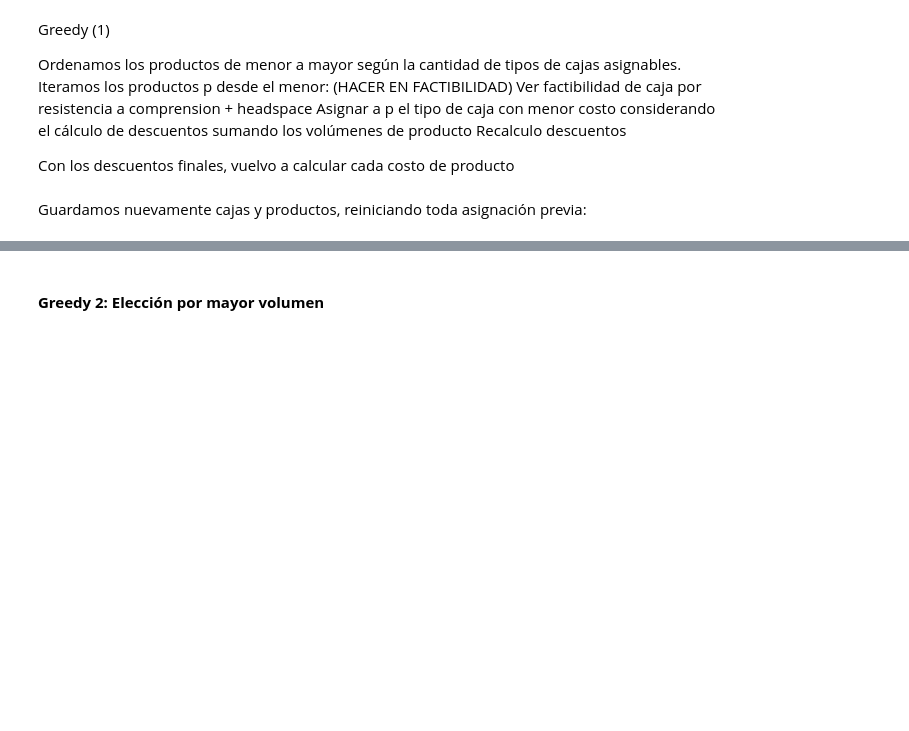
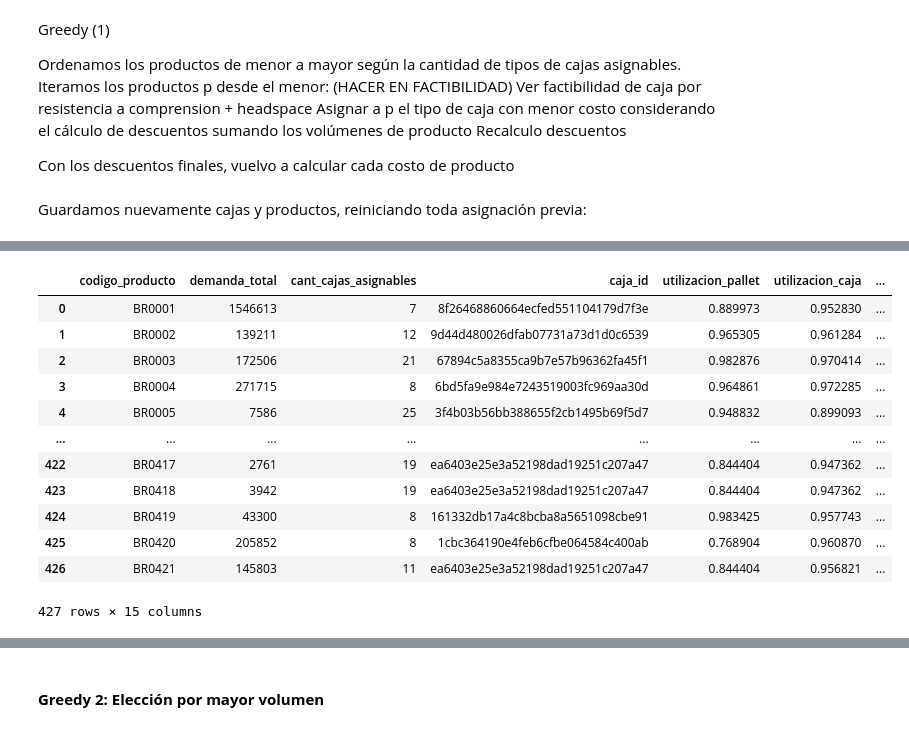
Before and after one commit to demianelnecave/AlixPartners-Competencia-Datos, a Jupyter notebook: 6.1.greedy_5mm.ipynb, the cells around one changed output, grey strips where cells are left out. Saved outputs shown, nothing was run; the diff lists cells and outputs as text; code cells hidden in the pictures; blank space fills up the shorter version.

Commit message:
Greedy mejorado

```diff
--- a/6.greedy.ipynb
+++ b/6.1.greedy_5mm.ipynb
@@ -208,0 +260,10 @@ Utilización de pallet promedio: 0.8162879874537038
+# %%
+cajas, productos = guardar_cajas_y_productos(grosor=5)
+# Ordenamos los productos según la cantidad de cajas asignables de menor a mayor
+productos_ordenados = sorted(productos, key=lambda p: len(p.cajas_asignables))
+
+solucion_greedy3 = solucion_greedy(5, cajas, productos_ordenados, criterio="maximizar_utilizacion_pallet")
+
+#solucion_greedy1.exportar_submmit(nombre_csv="2-greedy1_5mm")
+solucion_greedy3.resumen_por_asignacion()
+solucion_greedy3.resumen_general()
@@ -208,0 +289,16 @@ Utilización de pallet promedio: 0.8162879874537038
+# %%
+solucion_greedy3.resumen_por_asignacion()
+# %% [output]
+|  | codigo_producto | demanda_total | cant_cajas_asignables | caja_id | utilizacion_pallet | utilizacion_caja | ... |
+| 0 | BR0001 | 1546613 | 7 | 8f26468860664ecfed551104179d7f3e | 0.889973 | 0.952830 | ... |
+| 1 | BR0002 | 139211 | 12 | 9d44d480026dfab07731a73d1d0c6539 | 0.965305 | 0.961284 | ... |
+| 2 | BR0003 | 172506 | 21 | 67894c5a8355ca9b7e57b96362fa45f1 | 0.982876 | 0.970414 | ... |
+| 3 | BR0004 | 271715 | 8 | 6bd5fa9e984e7243519003fc969aa30d | 0.964861 | 0.972285 | ... |
+| 4 | BR0005 | 7586 | 25 | 3f4b03b56bb388655f2cb1495b69f5d7 | 0.948832 | 0.899093 | ... |
+| ... | ... | ... | ... | ... | ... | ... | ... |
+| 422 | BR0417 | 2761 | 19 | ea6403e25e3a52198dad19251c207a47 | 0.844404 | 0.947362 | ... |
+| 423 | BR0418 | 3942 | 19 | ea6403e25e3a52198dad19251c207a47 | 0.844404 | 0.947362 | ... |
+| 424 | BR0419 | 43300 | 8 | 161332db17a4c8bcba8a5651098cbe91 | 0.983425 | 0.957743 | ... |
+| 425 | BR0420 | 205852 | 8 | 1cbc364190e4feb6cfbe064584c400ab | 0.768904 | 0.960870 | ... |
+| 426 | BR0421 | 145803 | 11 | ea6403e25e3a52198dad19251c207a47 | 0.844404 | 0.956821 | ... |
+427 rows × 15 columns
```
Also changed, not shown: parts of 18 cells of this notebook, 9 other files.
